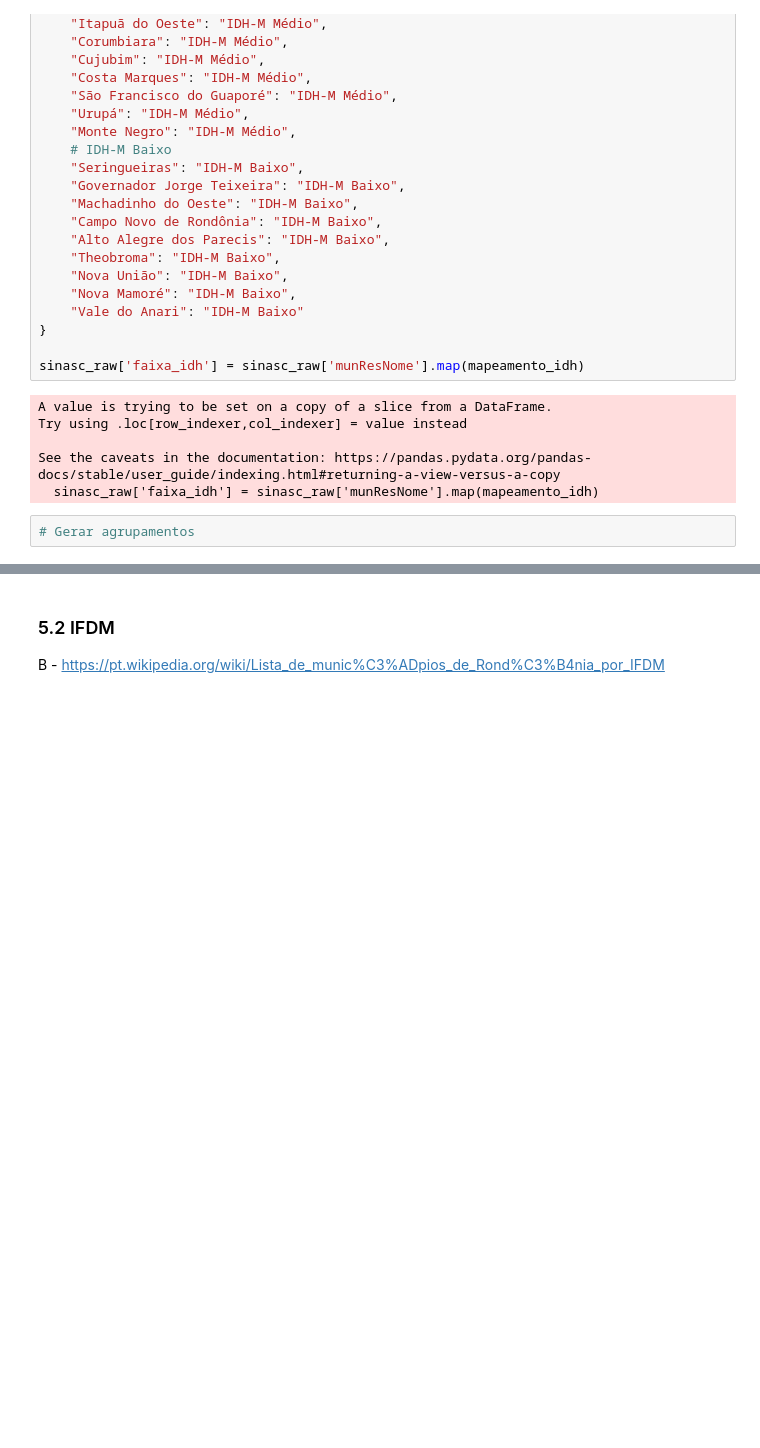
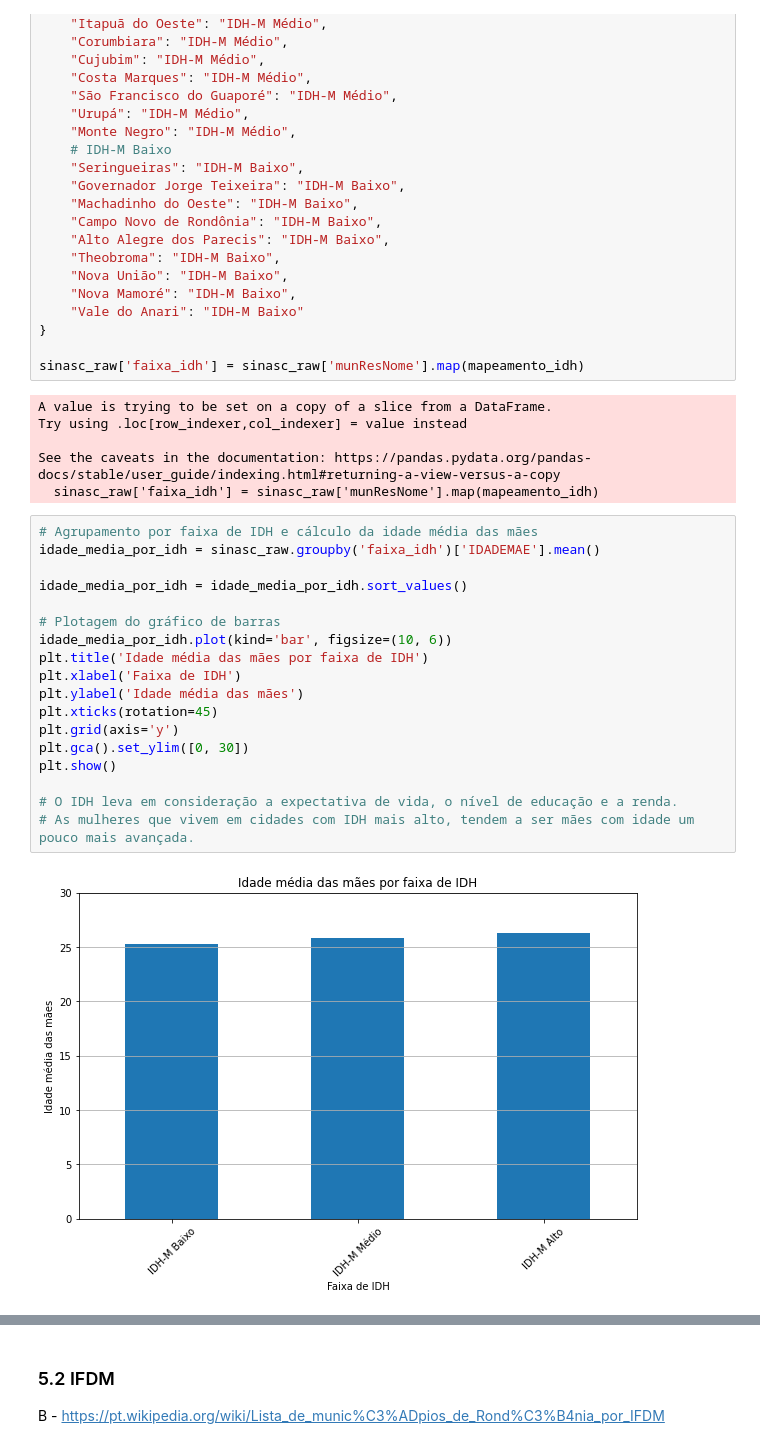
Before and after one commit to brunopeixotoilos/EBAC_CDados, a Jupyter notebook: Mod9Tarefa2 - Bruno Peixoto.ipynb, the cells around one changed output, grey strips where cells are left out. Cells and saved outputs as stored; diff of their text form; blank space fills up the shorter version.

```diff
--- a/Mod9Tarefa2 - Bruno Peixoto.ipynb
+++ b/Mod9Tarefa2 - Bruno Peixoto.ipynb
@@ -286,5 +286,23 @@ Try using .loc[row_indexer,col_indexer] = value instead
 
 See the caveats in the documentation: https://pandas.pydata.org/pandas-docs/stable/user_guide/indexing.html#returning-a-view-versus-a-copy
   sinasc_raw['faixa_idh'] = sinasc_raw['munResNome'].map(mapeamento_idh)
-# %%
-# Gerar agrupamentos
+# %%
+# Agrupamento por faixa de IDH e cálculo da idade média das mães
+idade_media_por_idh = sinasc_raw.groupby('faixa_idh')['IDADEMAE'].mean()
+
+idade_media_por_idh = idade_media_por_idh.sort_values()
+
+# Plotagem do gráfico de barras
+idade_media_por_idh.plot(kind='bar', figsize=(10, 6))
+plt.title('Idade média das mães por faixa de IDH')
+plt.xlabel('Faixa de IDH')
+plt.ylabel('Idade média das mães')
+plt.xticks(rotation=45)
+plt.grid(axis='y')
+plt.gca().set_ylim([0, 30])
+plt.show()
+
+# O IDH leva em consideração a expectativa de vida, o nível de educação e a renda.
+# As mulheres que vivem em cidades com IDH mais alto, tendem a ser mães com idade um pouco mais avançada.
+# %% [output]
+[figure, added]
```
Also changed, not shown: parts of 5 cells of this notebook.
